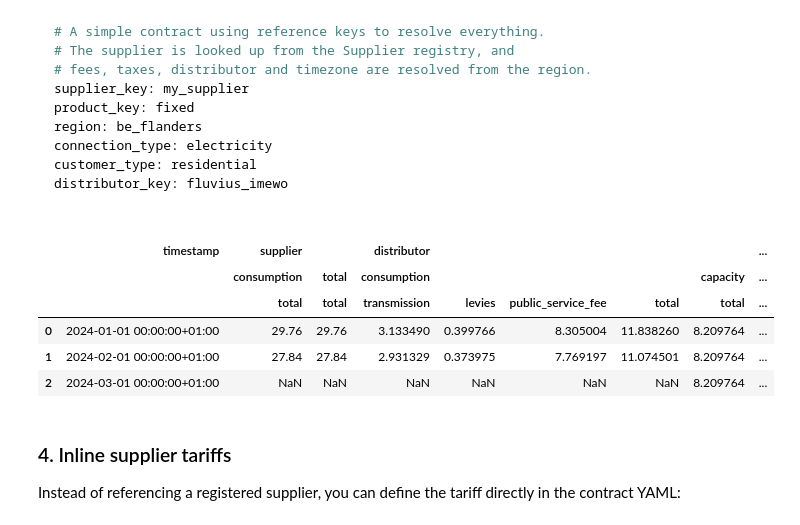
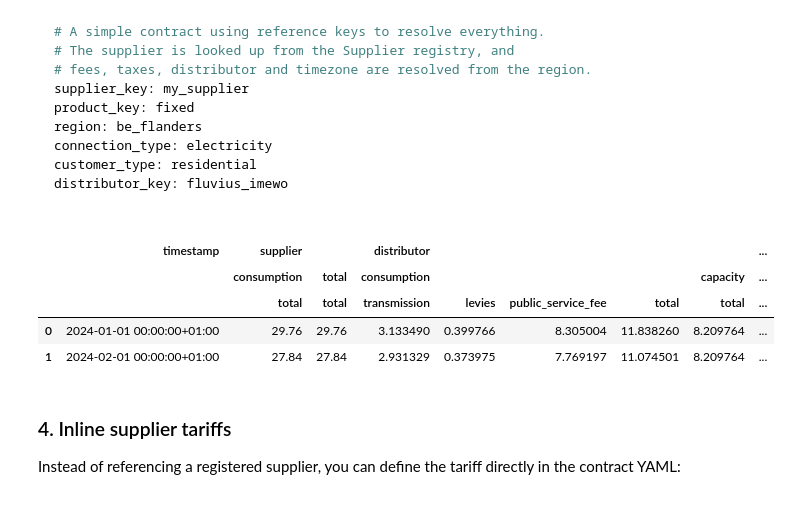
Before and after one commit to EnergieID/energy-cost, a Jupyter notebook: notebooks/contract.ipynb, the cells around one changed output. Saved outputs shown, nothing was run; the diff lists cells and outputs as text; code cells hidden in the pictures.

```diff
--- a/notebooks/contract.ipynb
+++ b/notebooks/contract.ipynb
@@ -55,30 +55,29 @@ distributor_key: fluvius_imewo
 # %%
 import datetime as dt
 
 import pandas as pd
 
 from energy_cost import Contract, Meter
 from energy_cost.meter import TimeseriesFrame
 
 contract = Contract.from_yaml("../examples/contracts/simple.yml")
 
 consumption = Meter(
     measurements=TimeseriesFrame(pd.DataFrame(
         {
-            "timestamp": pd.date_range("2024-01-01T00:00:00+01:00", "2024-03-01T00:00:00+01:00", freq="15min"),
+            "timestamp": pd.date_range("2024-01-01T00:00:00+01:00", "2024-03-01T00:00:00+01:00", freq="15min", inclusive="left"),
             "value": 0.0001,
         }
     ))
 )
 
 contract.apply(consumption)
 # %% [output]
 |  | timestamp | supplier |  | distributor |  |  |  |  | ... |
 |  |  | consumption | total | consumption |  |  |  | capacity | ... |
 |  |  | total | total | transmission | levies | public_service_fee | total | total | ... |
 | 0 | 2024-01-01 00:00:00+01:00 | 29.76 | 29.76 | 3.133490 | 0.399766 | 8.305004 | 11.838260 | 8.209764 | ... |
 | 1 | 2024-02-01 00:00:00+01:00 | 27.84 | 27.84 | 2.931329 | 0.373975 | 7.769197 | 11.074501 | 8.209764 | ... |
-| 2 | 2024-03-01 00:00:00+01:00 | NaN | NaN | NaN | NaN | NaN | NaN | 8.209764 | ... |
 # %% [markdown]
 ### 4. Inline supplier tariffs
 Instead of referencing a registered supplier, you can define the tariff directly in the contract YAML:
```
Also changed, not shown: parts of 8 cells of this notebook.
